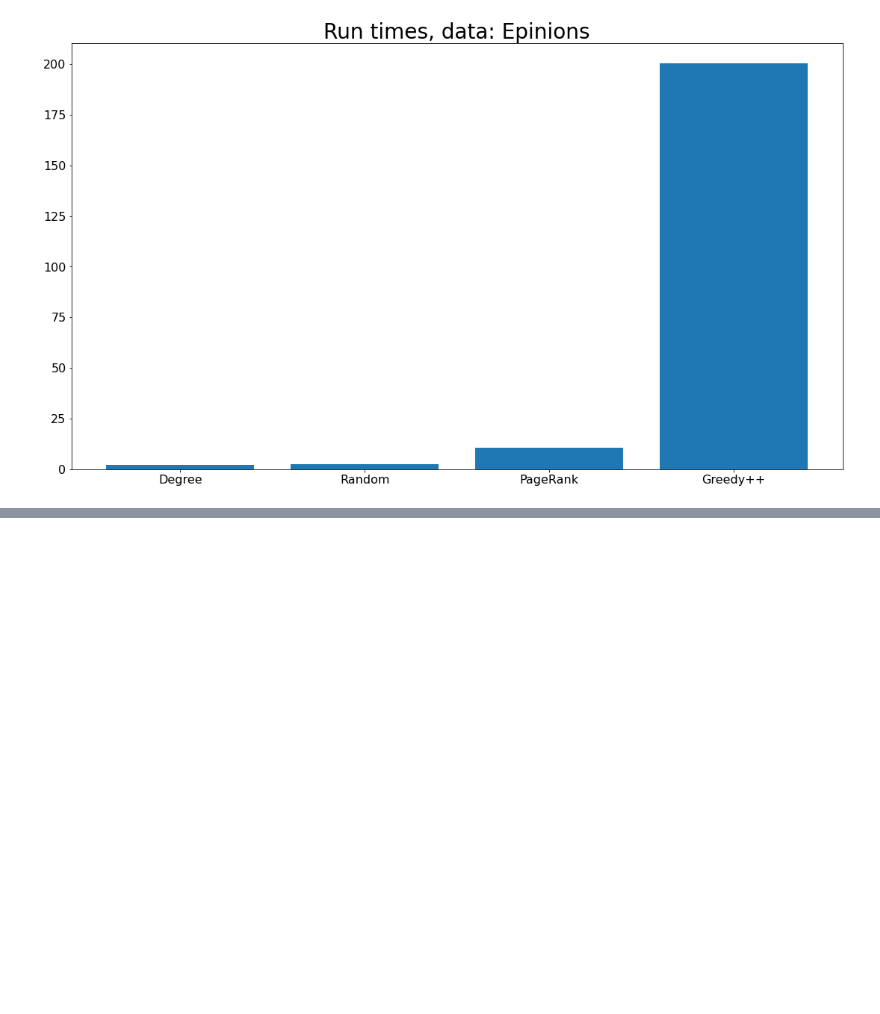
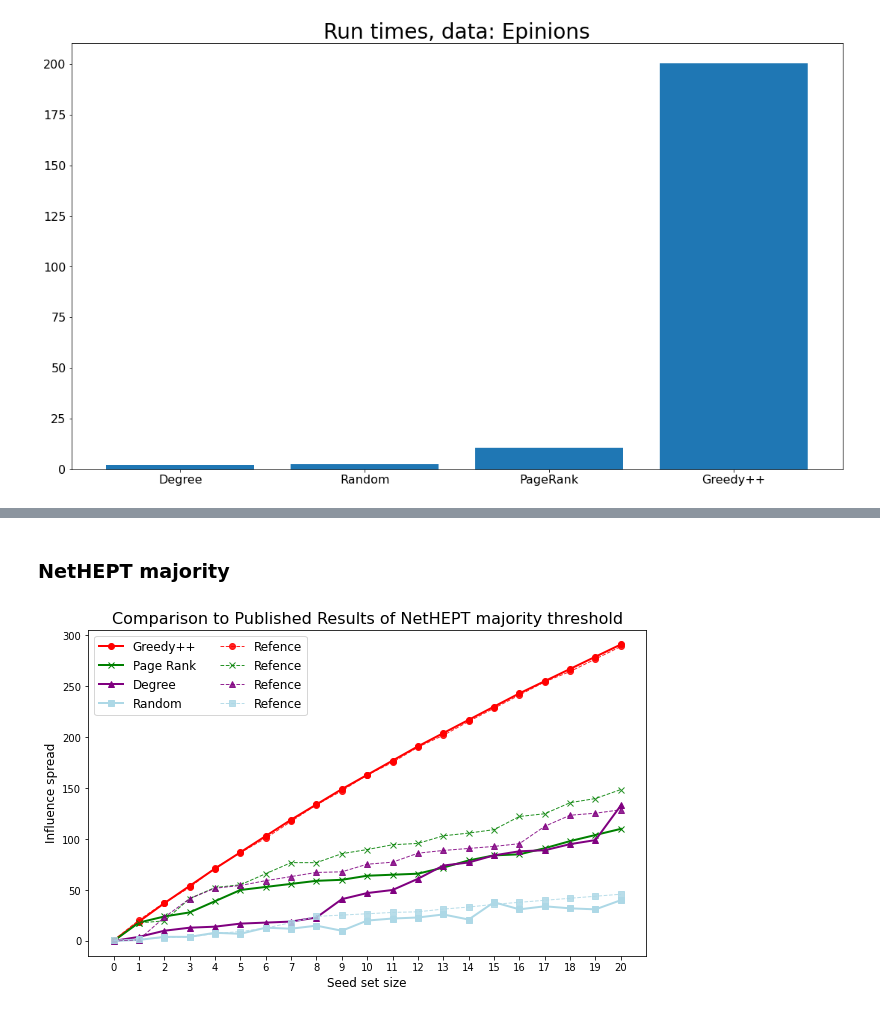
Before and after one commit to mfm92/Reproducibility_TopK, a Jupyter notebook: stats_test.ipynb, the cells around one changed output, grey strips where cells are left out. Drawn from its saved outputs; the diff is of its cells as text; code cells hidden in the pictures; blank space fills up the shorter version.

```diff
--- a/stats_test.ipynb
+++ b/stats_test.ipynb
@@ -204,0 +274,7 @@ plot_inf("Epinions", df_greedy_epinions,
+# %% [markdown]
+### NetHEPT majority
+# %%
+plot_reference_comparison(df_greedy_nethept_majority, df_pagerank_nethept_majority, df_degree_nethept_majority, df_random_nethept_majority,
+                       dataset="NetHEPT", threshold="majority")
+# %% [output]
+[figure, added]
```
Also changed, not shown: parts of 12 cells of this notebook, 5 other files.
